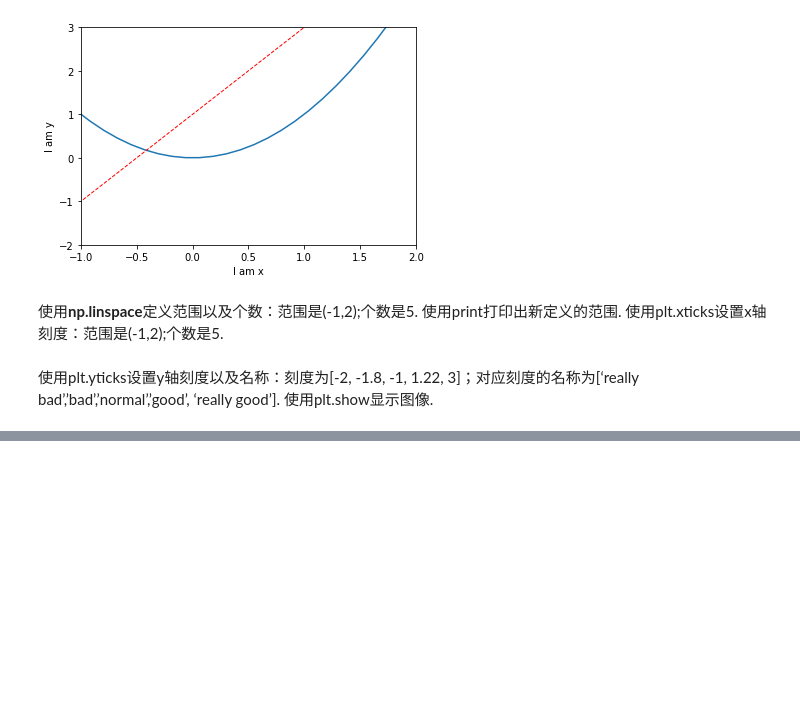
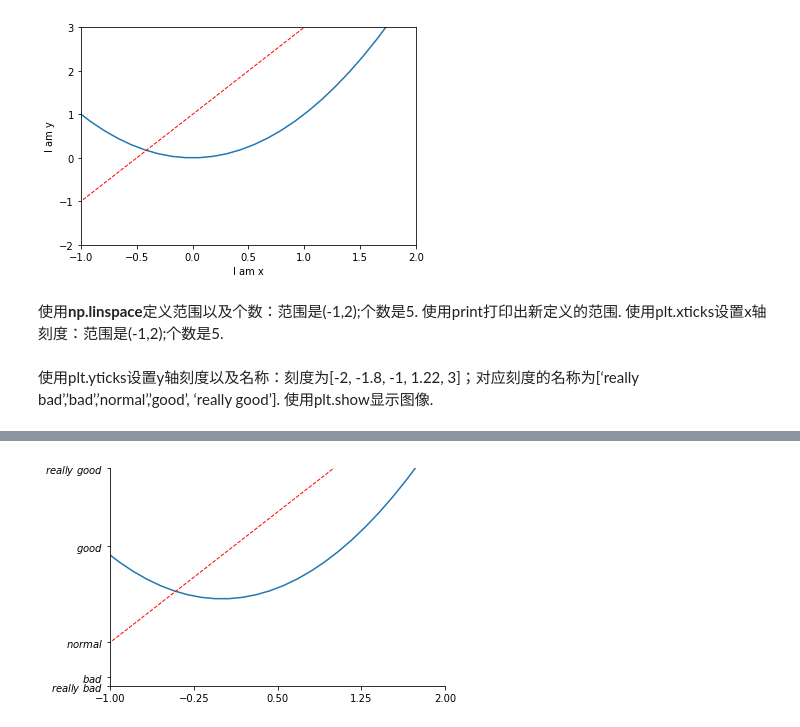
Before and after one commit to van0303/Matplotlib_notebook, a Jupyter notebook: notebooks/00_基本使用.ipynb, the cells around one changed output, grey strips where cells are left out. Saved outputs shown, nothing was run; the diff lists cells and outputs as text; code cells hidden in the pictures; blank space fills up the shorter version.

```diff
--- a/notebooks/00_基本使用.ipynb
+++ b/notebooks/00_基本使用.ipynb
@@ -113,0 +151,15 @@ plt.show()
+# %%
+plt.figure()
+plt.plot(x, y2)
+plt.plot(x, y1, color='red', linewidth=1.0, linestyle='--')
+plt.xlim((-1, 2))
+plt.ylim((-2, 3))
+new_ticks = np.linspace(-1, 2, 5)
+plt.xticks(new_ticks)
+plt.yticks([-2, -1.8, -1, 1.22, 3],['$really\ bad$', '$bad$', '$normal$', '$good$', '$really\ good$'])
+ax = plt.gca()
+ax.spines['right'].set_color('none')
+ax.spines['top'].set_color('none')
+plt.show()
+# %% [output]
+[figure, added]
```
Also changed, not shown: parts of 15 cells of this notebook.
